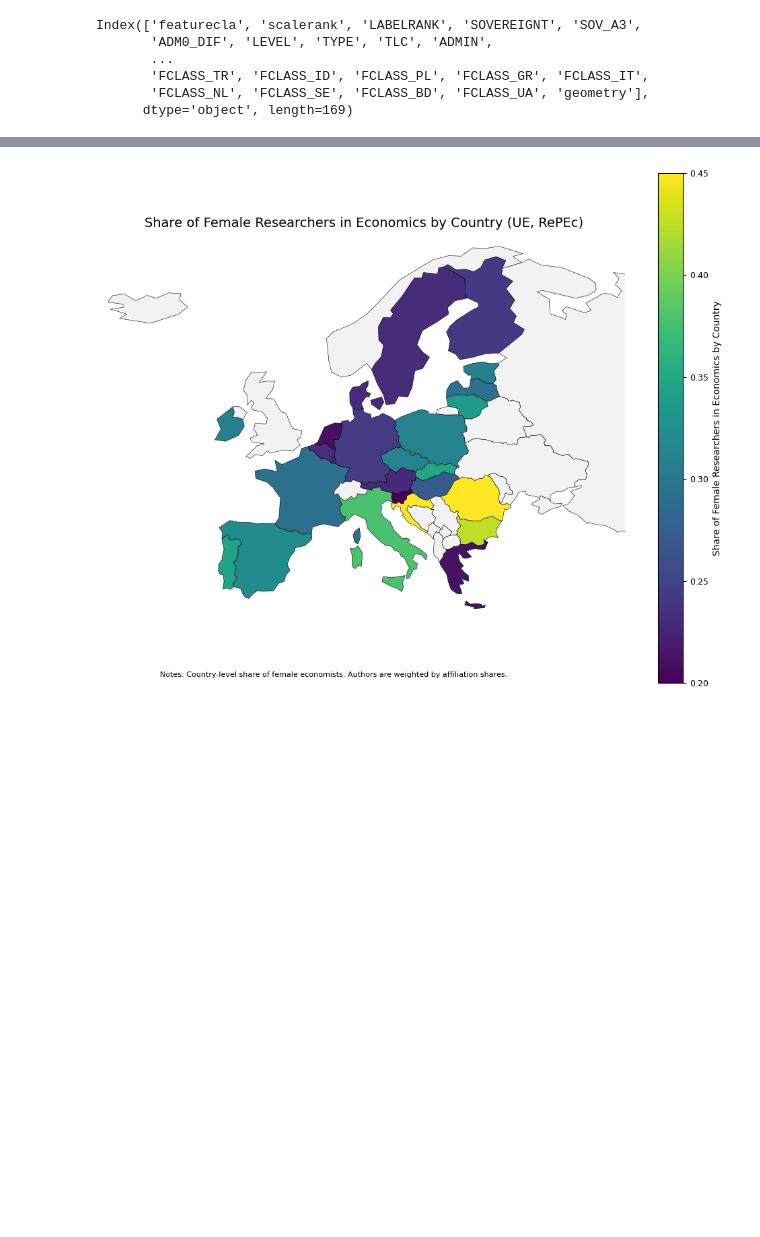
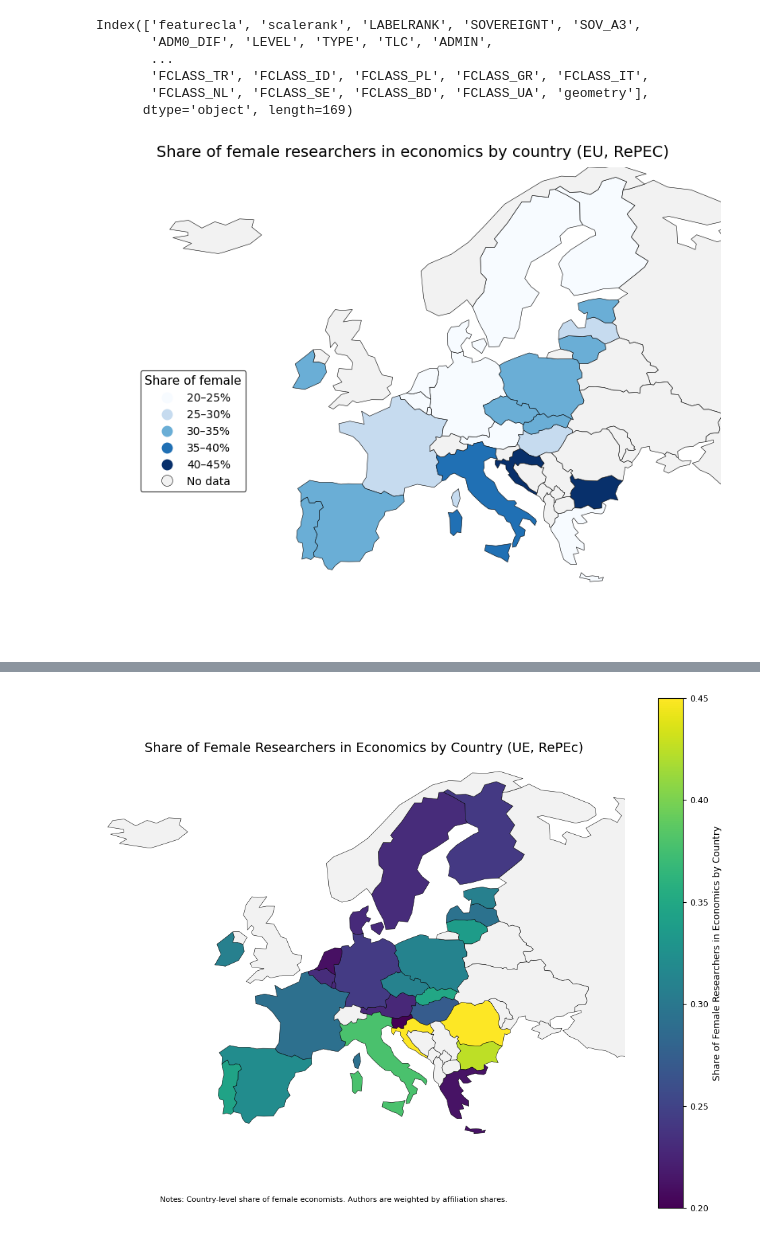
Before and after one commit to celinamadaschi/Telecom-DataAnalysis_Economics, a Jupyter notebook: Gender Analysis.ipynb, the cells around one changed output, grey strips where cells are left out. Saved outputs shown, nothing was run; the diff lists cells and outputs as text; code cells hidden in the pictures; blank space fills up the shorter version.

```diff
--- a/Gender Analysis.ipynb
+++ b/Gender Analysis.ipynb
@@ -810,3 +812,21 @@ europe_map = europe.merge(
     right_on="country",
     how="left"
 )
+# %%
+import matplotlib.colors as mcolors
+
+bins = [0.20, 0.25, 0.30, 0.35, 0.40, 0.45]
+labels = [
+    "20–25%",
+    "25–30%",
+    "30–35%",
+    "35–40%",
+    "40–45%"
+]
+
+europe_map["female_share_bin"] = pd.cut(
+    europe_map["female_share"],
+    bins=bins,
+    labels=labels,
+    include_lowest=True
+)
@@ -813,3 +836,48 @@ europe_map = europe.merge(
+# %%
+fig, ax = plt.subplots(figsize=(10, 8))
+
+europe_map.plot(
+    column="female_share_bin",
+    cmap="Blues",
+    linewidth=0.4,
+    edgecolor="black",
+    legend=True,
+    missing_kwds={"color": "#f2f2f2", "label": "No data"},
+    ax=ax
+)
+
+# Zoom Europe
+ax.set_xlim(-32
+, 40)
+ax.set_ylim(30, 71)
+ax.axis("off")
+
+ax.set_title(
+    "Share of female researchers in economics by country (EU, RePEC)",
+    fontsize=14,
+    pad=10
+)
+
+# Améliorer la légende
+leg = ax.get_legend()
+
+# Titre
+leg.set_title("Share of female", prop={"size": 11})
+
+# Texte plus lisible
+for txt in leg.get_texts():
+    txt.set_fontsize(10)
+
+# Placement : bas gauche, intégr
+leg.set_bbox_to_anchor((0.05, 0.3))
+leg._loc = 3  # lower left
+
+# Style
+leg.get_frame().set_facecolor("white")
+leg.get_frame().set_edgecolor("black")
+leg.get_frame().set_linewidth(0.8)
+# %% [output]
+[figure, added]
 # %%
 europe = world[world["CONTINENT"] == "Europe"].copy()
 # %%
```
Also changed, not shown: parts of 7 cells of this notebook.
